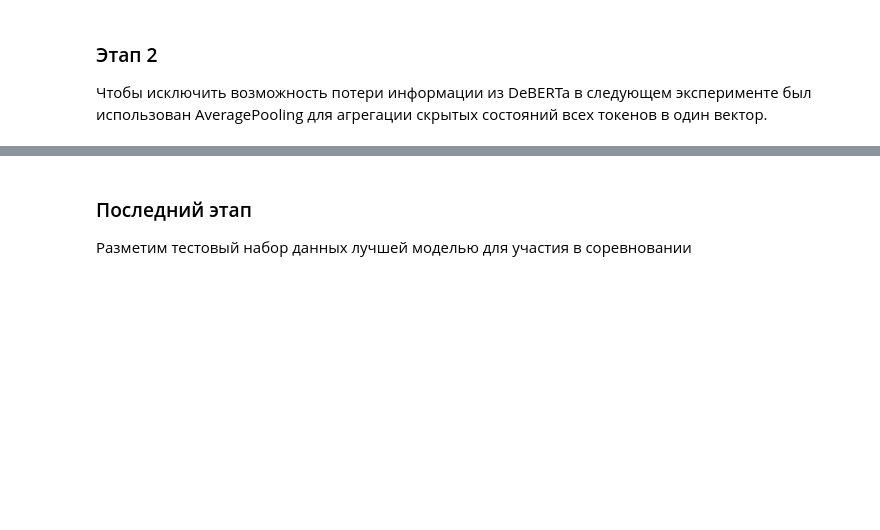
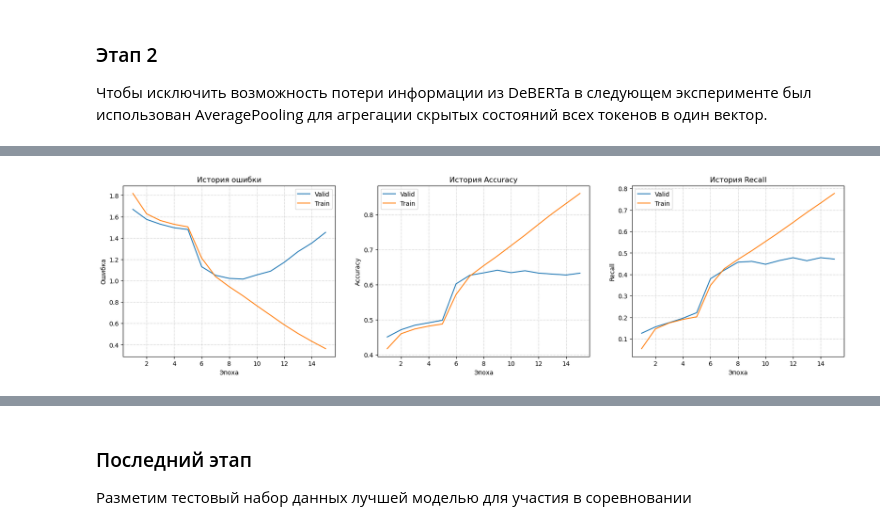
Before and after one commit to DmitryInd/TextSourceClassification, a Jupyter notebook: inference.ipynb, the cells around one changed output, grey strips where cells are left out. Cells and saved outputs as stored; diff of their text form; code cells hidden in the pictures; blank space fills up the shorter version.

```diff
--- a/inference.ipynb
+++ b/inference.ipynb
@@ -21,6 +21,7 @@ set_seed(42)
 # Config initialisation
 data_config = yaml.load(open("configs/multi_data_config.yaml", 'r'), Loader=yaml.Loader)
 deberta_model_config = yaml.load(open("configs/deberta_model_config.yaml", 'r'), Loader=yaml.Loader)
+roberta_model_config = yaml.load(open("configs/roberta_model_config.yaml", 'r'), Loader=yaml.Loader)
 # %%
 # Data processing
 val_dataset = CSVDataset(data_config["validate_data_path"],
@@ -230,3 +326,12 @@ val_dataset = CSVDataset(data_config["validate_data_path"],
                          max_length=data_config["max_token_number"])
 val_dataloader = DataLoader(val_dataset, shuffle=False,
                             batch_size=data_config["batch_size"], drop_last=True)
+# %%
+# Getting path to the last checkpoint
+t_reader = TensorBoardReader(Path(roberta_model_config["log_dir"]) / Path("lightning_logs"))
+path_to_checkpoint = t_reader.get_ckpt_path(0)
+# %%
+# Training visualisation
+t_reader.plot_tensorboard_graphics(0)
+# %% [output]
+[figure, added]
```
Also changed, not shown: parts of 18 cells of this notebook, 4 other files.
